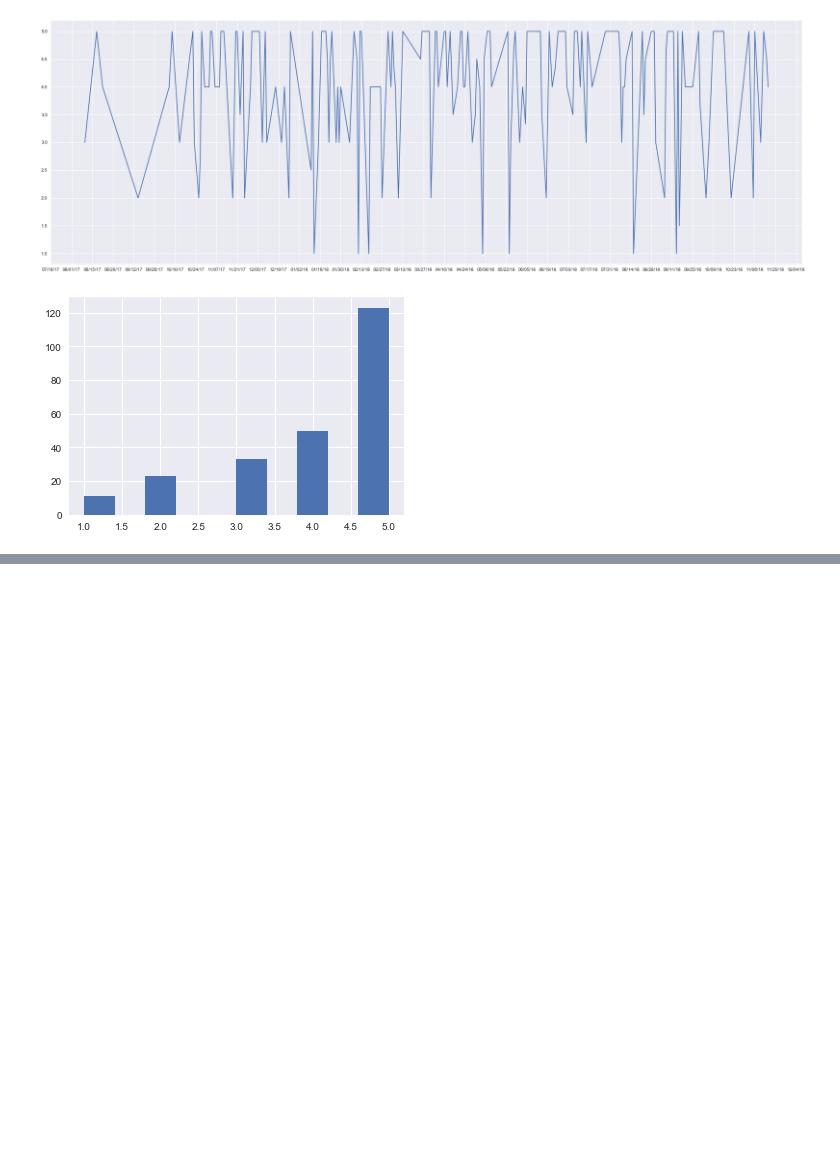
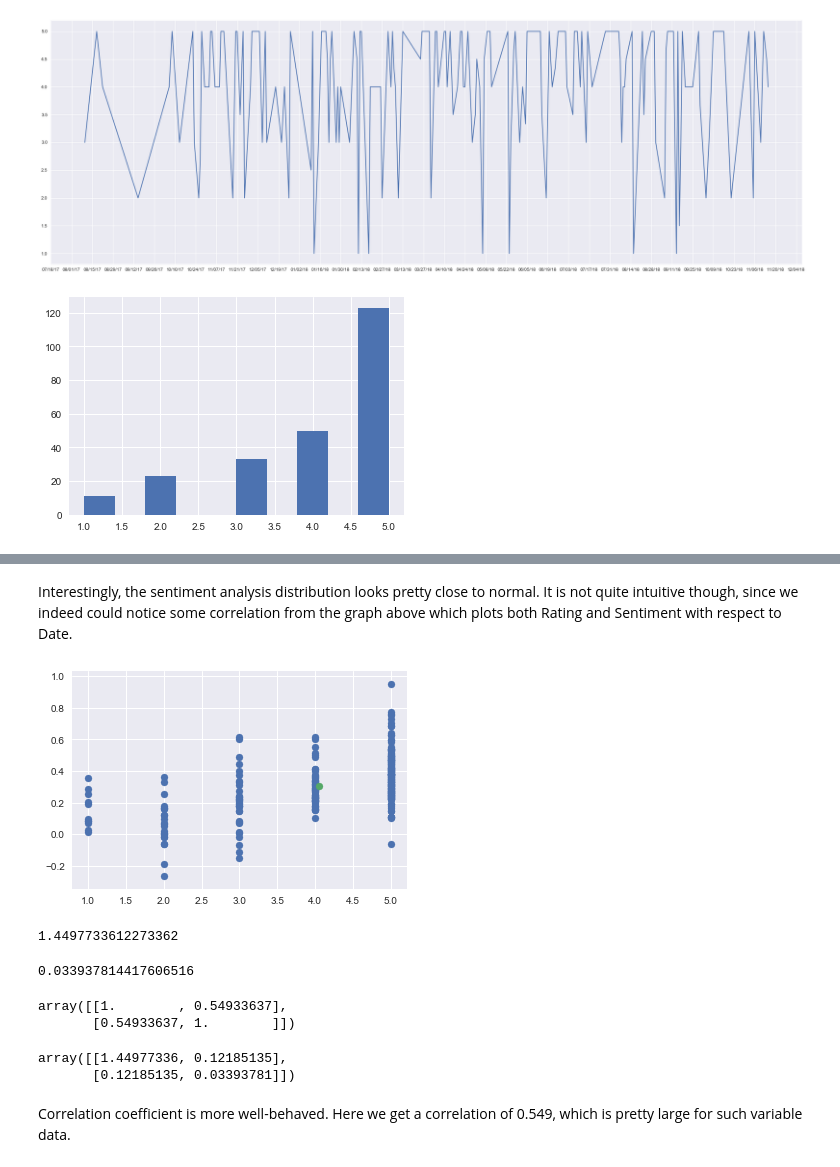
Before and after one commit to JunanQu/YELP-, a Jupyter notebook: 2950_final-2.ipynb, the cells around one changed output, grey strips where cells are left out. Cells and saved outputs as stored; diff of their text form; code cells hidden in the pictures; blank space fills up the shorter version.

```diff
--- a/2950_final-2.ipynb
+++ b/2950_final-2.ipynb
@@ -162,0 +167,2 @@ plt.show()
+# %%
+df = pd.read_csv("owm09172017_09172018.csv")
@@ -162,0 +253,33 @@ plt.show()
+# %% [markdown]
+Interestingly, the sentiment analysis distribution looks pretty close to normal. It is not quite intuitive though, since we indeed could notice some correlation from the graph above which plots both Rating and Sentiment with respect to Date.
+# %%
+plt.scatter(yelp_raings, yelp_sent) # the x_0, x_1 pairs in blue
+plt.scatter(np.mean(yelp_raings), np.mean(yelp_sent) )# the mean in green
+plt.show()
+# %% [output]
+[figure, added]
+# %%
+# first, let's calculate the variance of the two dimensions.
+#  the `ddof=1` argument means divide by (n-1) instead of n.
+# it's around 1, which is good since these values are from
+#  a normal with variance 1, and sample size 100.
+yelp_raings.var(ddof=1)
+# %% [output]
+1.4497733612273362
+# %%
+# same with the second column. this one is quite close to 1.0.
+yelp_sent.var(ddof=1)
+# %% [output]
+0.033937814417606516
+# %%
+np.corrcoef(yelp_raings,yelp_sent)
+# %% [output]
+array([[1.        , 0.54933637],
+       [0.54933637, 1.        ]])
+# %%
+np.cov(yelp_raings,yelp_sent)
+# %% [output]
+array([[1.44977336, 0.12185135],
+       [0.12185135, 0.03393781]])
+# %% [markdown]
+Correlation coefficient is more well-behaved. Here we get a correlation of 0.549, which is pretty large for such variable data.
```
Also changed, not shown: parts of 20 cells of this notebook.
